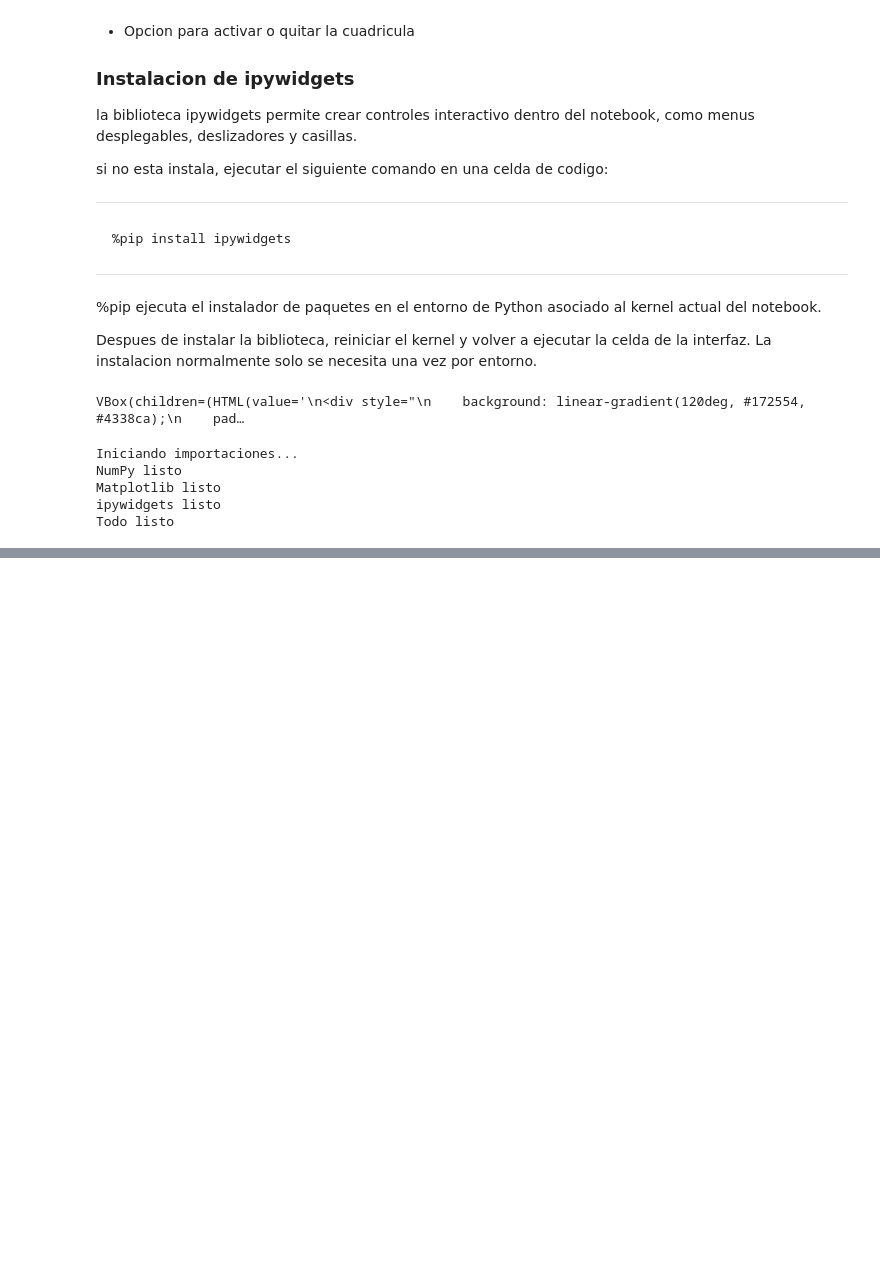
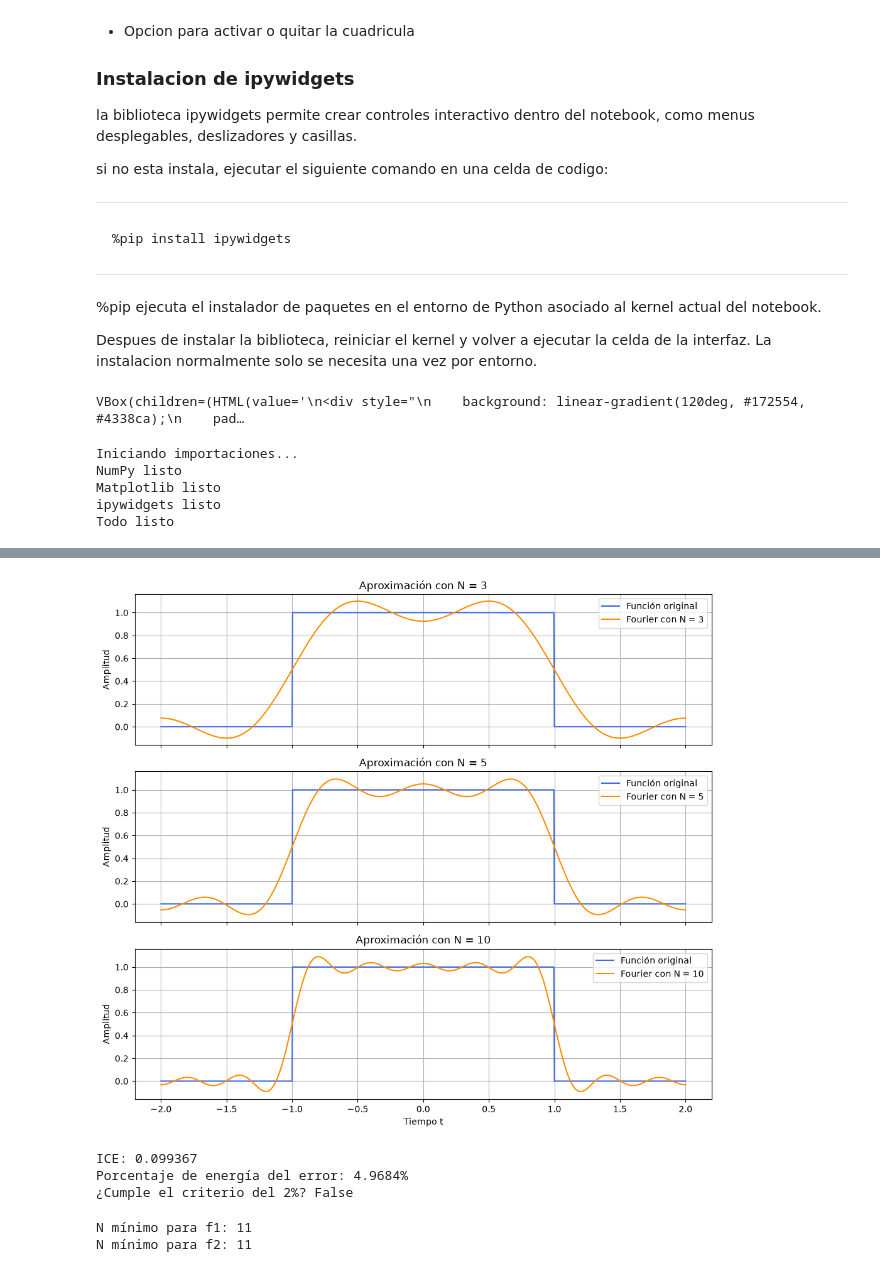
Before and after one commit to TonyPapadopolo/final_proj_mate_6, a Jupyter notebook: notebooks/Parte_A_Fourier.ipynb, the cells around one changed output, grey strips where cells are left out. Cells and saved outputs as stored; diff of their text form; code cells hidden in the pictures; blank space fills up the shorter version.

```diff
--- a/notebooks/Parte_A_Fourier.ipynb
+++ b/notebooks/Parte_A_Fourier.ipynb
@@ -126,0 +141,4 @@ Valor promedio de f2: 1.0
+# %%
+def calcular_a0(funcion):
+    integral, error_estimado = quad(funcion, -2, 2, points=[-1, 0, 1])
+    return integral / T
@@ -149,6 +260,20 @@ si no esta instala, ejecutar el siguiente comando en una celda de codigo:
 %pip ejecuta el instalador de paquetes en el entorno de Python asociado al kernel actual del notebook.
 
 Despues de instalar la biblioteca, reiniciar el kernel y volver a ejecutar la celda de la interfaz. La instalacion normalmente solo se necesita una vez por entorno.
+# %%
+def encontrar_n(funcion, tolerancia=0.02, max_n=100):
+    energia = calcular_energia(funcion)
+    limite_error = tolerancia * energia
+
+    for N in range(max_n + 1):
+        error = calcular_ice(funcion, N)
+
+        if error <= limite_error:
+            return N
+
+    raise ValueError(
+        f"No se alcanzó el criterio con N hasta {max_n}"
+    )
 # %%
 # 1. BIBLIOTECAS
 import numpy as np
@@ -502,0 +878,59 @@ Todo listo
+# %%
+tiempos = np.linspace(-2, 2, 1001)
+original = funcion_1_periodica(tiempos)
+
+fig, ejes = plt.subplots(
+    3, 1,
+    figsize=(10, 9),
+    sharex=True,
+    sharey=True
+)
+
+for ax, N in zip(ejes, [3, 5, 10]):
+    aproximacion = serie_fourier(funcion_1, tiempos, N)
+
+    ax.plot(
+        tiempos, original,
+        color="royalblue",
+        label="Función original"
+    )
+
+    ax.plot(
+        tiempos, aproximacion,
+        color="darkorange",
+        label=f"Fourier con N = {N}"
+    )
+
+    ax.set_title(f"Aproximación con N = {N}")
+    ax.set_ylabel("Amplitud")
+    ax.grid(True)
+    ax.legend()
+
+ejes[-1].set_xlabel("Tiempo t")
+
+fig.tight_layout()
+plt.show()
+# %% [output]
+[figure, added]
+# %%
+ice_f1 = calcular_ice(funcion_1, 3)
+energia_f1 = calcular_energia(funcion_1)
+
+porcentaje_error = 100 * ice_f1 / energia_f1
+
+print(f"ICE: {ice_f1:.6f}")
+print(f"Porcentaje de energía del error: {porcentaje_error:.4f}%")
+print("¿Cumple el criterio del 2%?", porcentaje_error <= 2)
+# %% [output]
+ICE: 0.099367
+Porcentaje de energía del error: 4.9684%
+¿Cumple el criterio del 2%? False
+# %%
+N_f1 = encontrar_n(funcion_1)
+N_f2 = encontrar_n(funcion_2)
+
+print("N mínimo para f1:", N_f1)
+print("N mínimo para f2:", N_f2)
+# %% [output]
+N mínimo para f1: 11
+N mínimo para f2: 11
```
Also changed, not shown: parts of 14 cells of this notebook.
